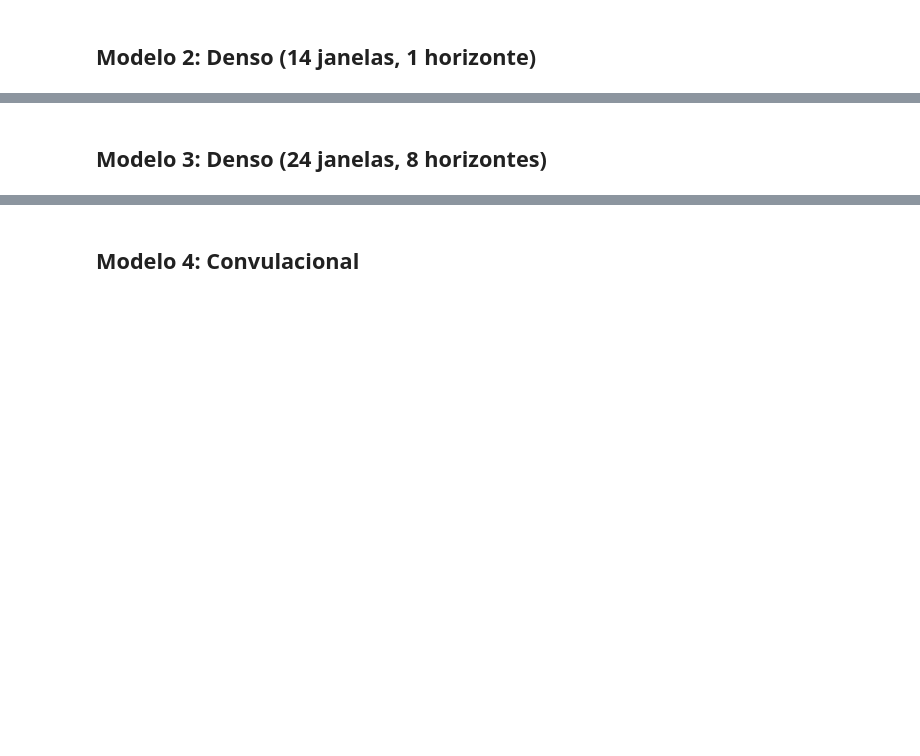
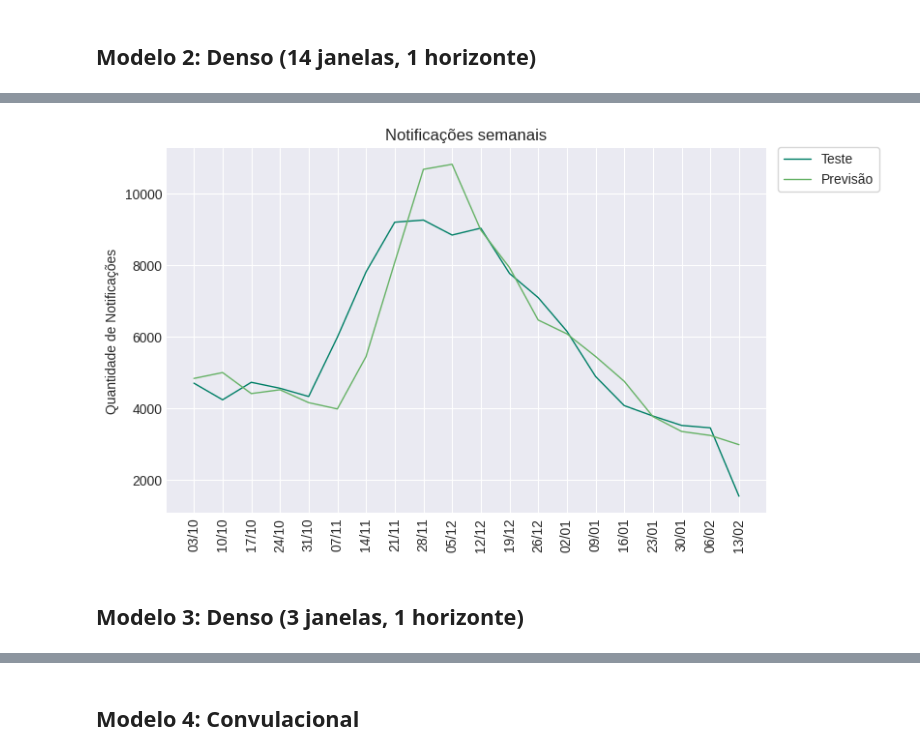
Before and after one commit to flohmannjr/PJI410, a Jupyter notebook: PJI410_projeções_de_notificações.ipynb, the cells around one changed output, grey strips where cells are left out. Drawn from its saved outputs; the diff is of its cells as text; code cells hidden in the pictures; blank space fills up the shorter version.

```diff
--- a/PJI410_projeções_de_notificações.ipynb
+++ b/PJI410_projeções_de_notificações.ipynb
@@ -226,6 +235,8 @@ Wall time: 1min 23s
 # %%
-# grafico_series(X_teste=X_test[-len(janelas_teste):], y_teste=horizontes_teste[:, -1],
-#                X_previsao=X_test[-len(janelas_teste):], y_previsao=previsoes[:, -1])
+grafico_series(X_teste=X_test[-len(janelas_teste):], y_teste=horizontes_teste[:, -1],
+               X_previsao=X_test[-len(janelas_teste):], y_previsao=previsoes[:, -1])
+# %% [output]
+[figure, added]
 # %% [markdown]
-## Modelo 3: Denso (24 janelas, 8 horizontes)
+## Modelo 3: Denso (3 janelas, 1 horizonte)
 # %%
```
Also changed, not shown: parts of 23 cells of this notebook.
